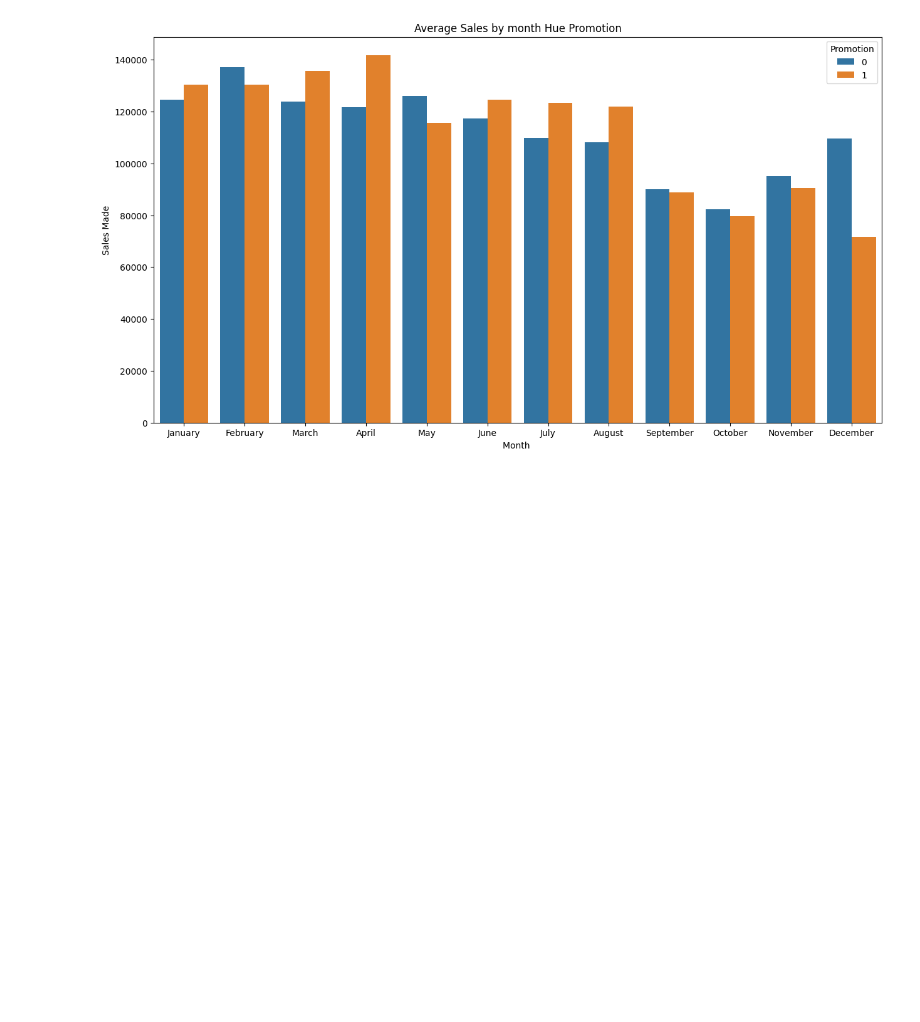
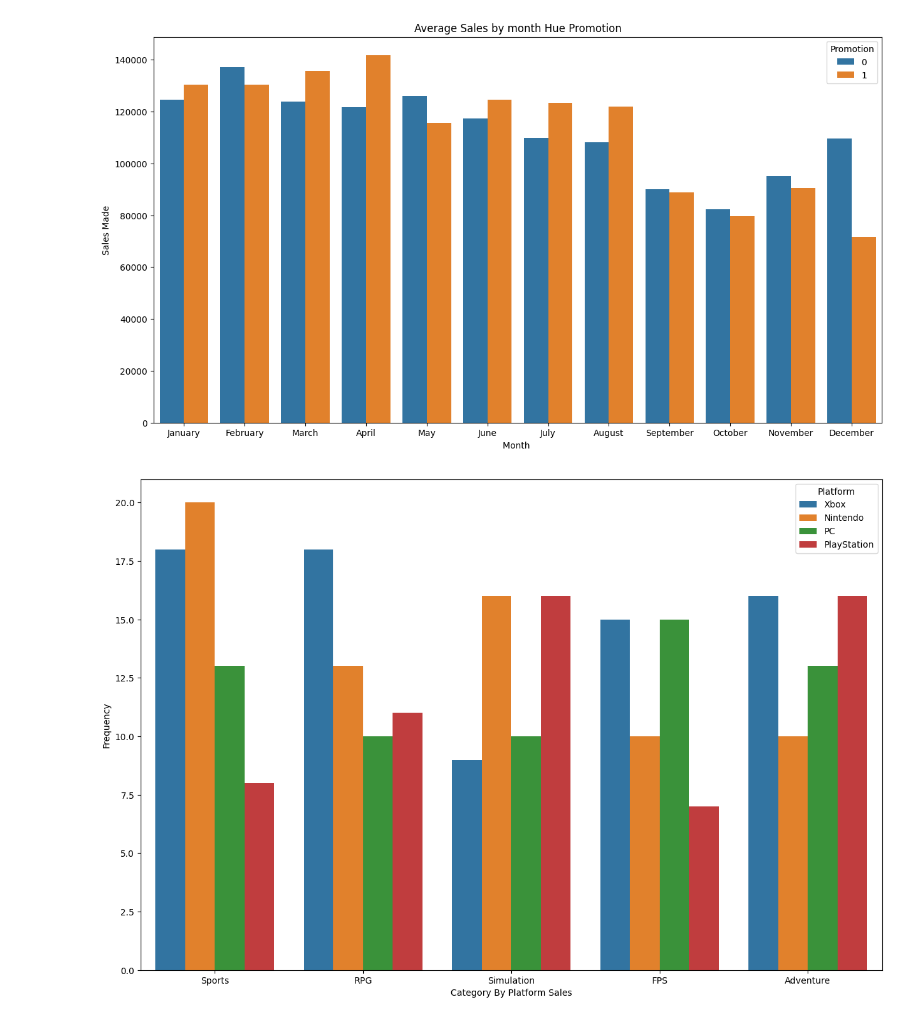
Before and after one commit to KennyOgun/enhanced_sales_forecasting_using_time_series_modeling, a Jupyter notebook: video_games_sales.ipynb, the cells around one changed output. Cells and saved outputs as stored; diff of their text form; code cells hidden in the pictures; blank space fills up the shorter version.

```diff
--- a/video_games_sales.ipynb
+++ b/video_games_sales.ipynb
@@ -449,3 +449,14 @@ plt.ylabel("Sales Made")
 plt.show()
 # %% [output]
 [figure]
+# %%
+# Category by Year Sales
+plt.figure(figsize=(15,10))
+
+sns.countplot(data = df, x = 'Category', hue = 'Platform')
+
+plt.xlabel("Category By Platform Sales")
+plt.ylabel("Frequency")
+plt.show()
+# %% [output]
+[figure, added]
```
Also changed, not shown: parts of 61 cells of this notebook.
